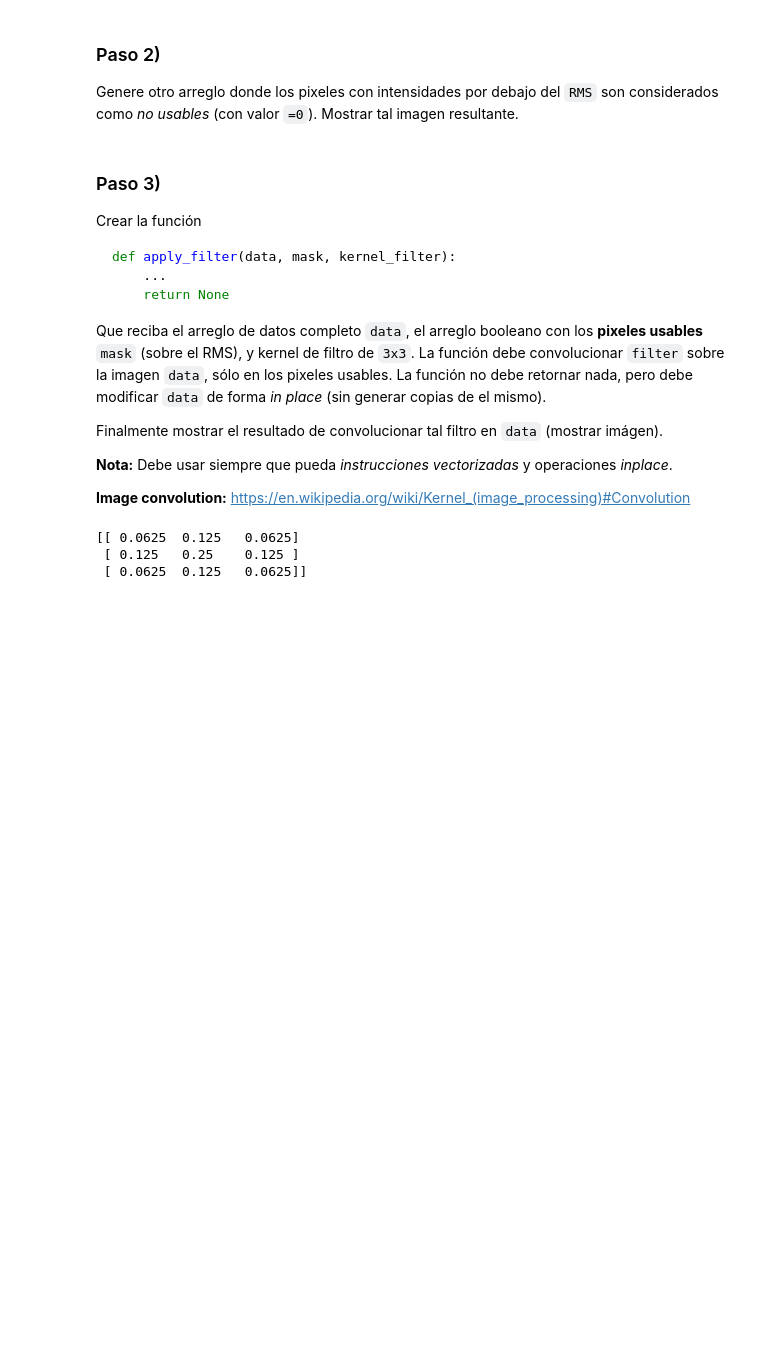
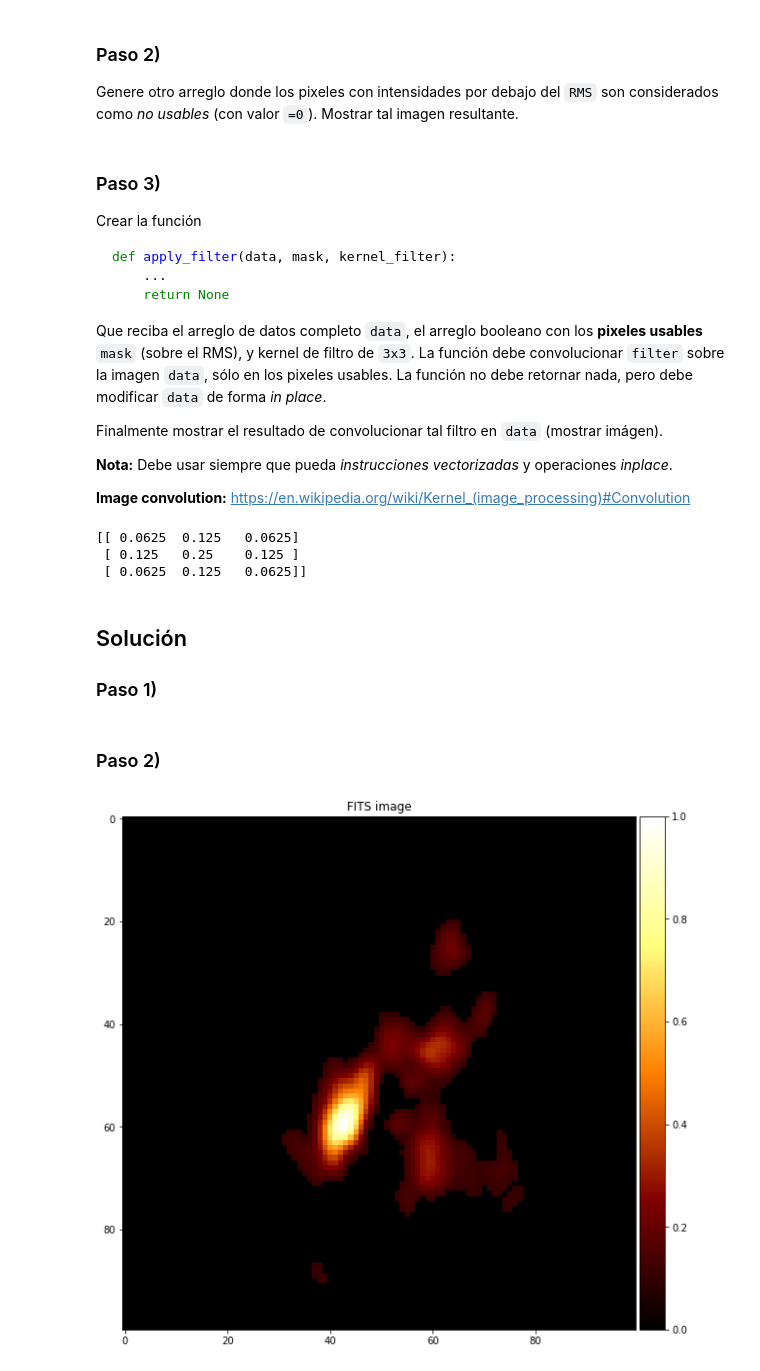
Before and after one commit to mavillan/scientific_programming, a Jupyter notebook: 02_numpy/02_actividad.ipynb, the cells around one changed output. Cells and saved outputs as stored; diff of their text form; code cells hidden in the pictures; blank space fills up the shorter version.

````diff
--- a/02_numpy/02_actividad.ipynb
+++ b/02_numpy/02_actividad.ipynb
@@ -49,7 +45,7 @@ def apply_filter(data, mask, kernel_filter):
     ...
     return None
 ```
-Que reciba el arreglo de datos completo `data`, el arreglo booleano con los __pixeles usables__ `mask` (sobre el RMS), y kernel de filtro de `3x3`. La función debe convolucionar `filter` sobre la imagen `data`, sólo en los pixeles usables. La función no debe retornar nada, pero debe modificar `data` de forma _in place_ (sin generar copias de el mismo).
+Que reciba el arreglo de datos completo `data`, el arreglo booleano con los __pixeles usables__ `mask` (sobre el RMS), y kernel de filtro de `3x3`. La función debe convolucionar `filter` sobre la imagen `data`, sólo en los pixeles usables. La función no debe retornar nada, pero debe modificar `data` de forma _in place_.
 
 Finalmente mostrar el resultado de convolucionar tal filtro en `data` (mostrar imágen).
 
@@ -64,3 +60,19 @@ print(kernel_filter)
 [[ 0.0625  0.125   0.0625]
  [ 0.125   0.25    0.125 ]
  [ 0.0625  0.125   0.0625]]
+# %% [markdown]
+## Solución
+
+### Paso 1)
+# %%
+rms = np.sqrt( 1./(data.shape[0]*data.shape[1]) * np.sum(data**2) )
+# %% [markdown]
+### Paso 2)
+# %%
+_data = np.copy(data)
+mask = _data<rms
+_data[mask] = 0.
+
+image_plot(_data)
+# %% [output]
+[figure, added]
````
Also changed, not shown: parts of 5 cells of this notebook, 3 other files.
